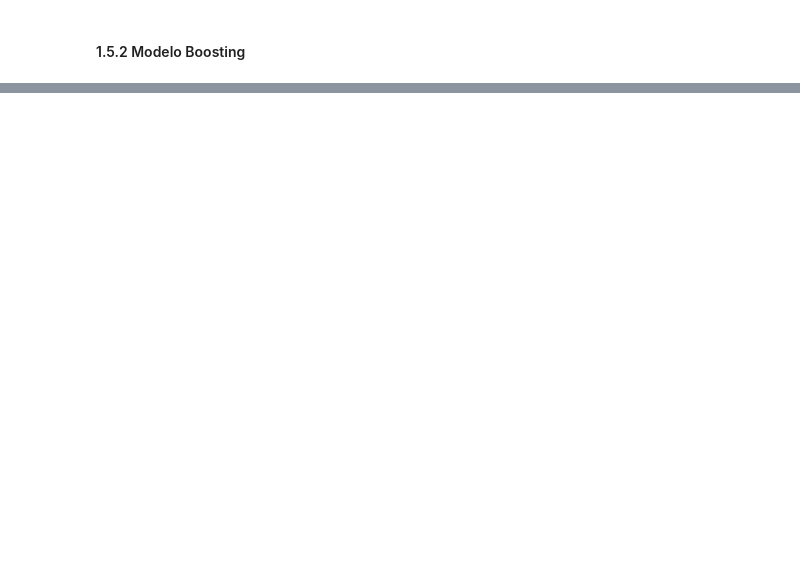
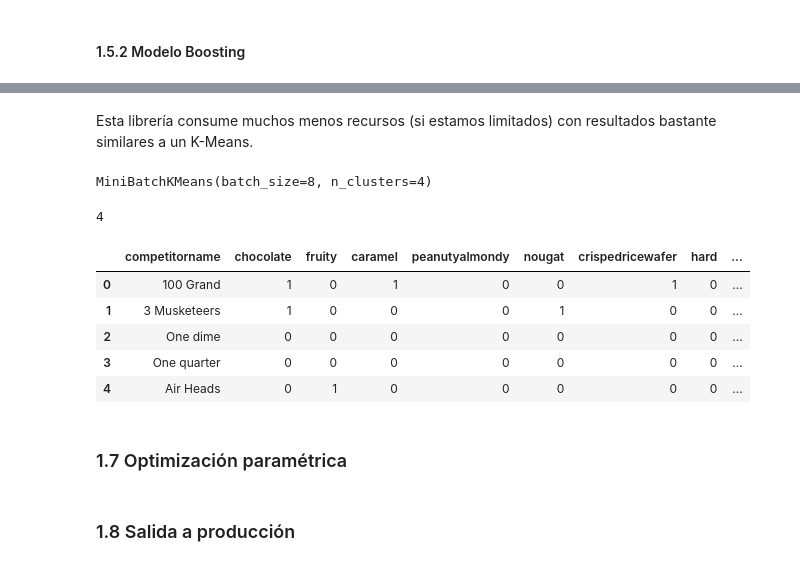
Before and after one commit to anferben/pro_sklearn_course, a Jupyter notebook: notebooks/curso-platzi-sklearn.ipynb, the cells around one changed output, grey strips where cells are left out. Drawn from its saved outputs; the diff is of its cells as text; code cells hidden in the pictures; blank space fills up the shorter version.

Commit message:
clustering chapter done

```diff
--- a/notebooks/curso-platzi-sklearn.ipynb
+++ b/notebooks/curso-platzi-sklearn.ipynb
@@ -297,0 +317,31 @@ from sklearn.ensemble import GradientBoostingClassifier
+# %% [markdown]
+Esta librería consume muchos menos recursos (si estamos limitados) con resultados bastante similares a un K-Means.
+# %%
+df = pd.read_csv('../data/candy.csv')
+X = df.drop('competitorname', axis=1)
+# %%
+kmeans = MiniBatchKMeans(n_clusters=4, batch_size=8)
+kmeans.fit(X)
+# %% [output]
+MiniBatchKMeans(batch_size=8, n_clusters=4)
+# %%
+cluster_centers = kmeans.cluster_centers_
+labels = kmeans.predict(X)
+# %%
+len(cluster_centers)
+# %% [output]
+4
+# %%
+df['categorie'] = labels
+df.head()
+# %% [output]
+|  | competitorname | chocolate | fruity | caramel | peanutyalmondy | nougat | crispedricewafer | hard | ... |
+| 0 | 100 Grand | 1 | 0 | 1 | 0 | 0 | 1 | 0 | ... |
+| 1 | 3 Musketeers | 1 | 0 | 0 | 0 | 1 | 0 | 0 | ... |
+| 2 | One dime | 0 | 0 | 0 | 0 | 0 | 0 | 0 | ... |
+| 3 | One quarter | 0 | 0 | 0 | 0 | 0 | 0 | 0 | ... |
+| 4 | Air Heads | 0 | 1 | 0 | 0 | 0 | 0 | 0 | ... |
+# %% [markdown]
+### 1.7 Optimización paramétrica
+# %% [markdown]
+### 1.8 Salida a producción
```
Also changed, not shown: parts of 9 cells of this notebook, 2 other files.
